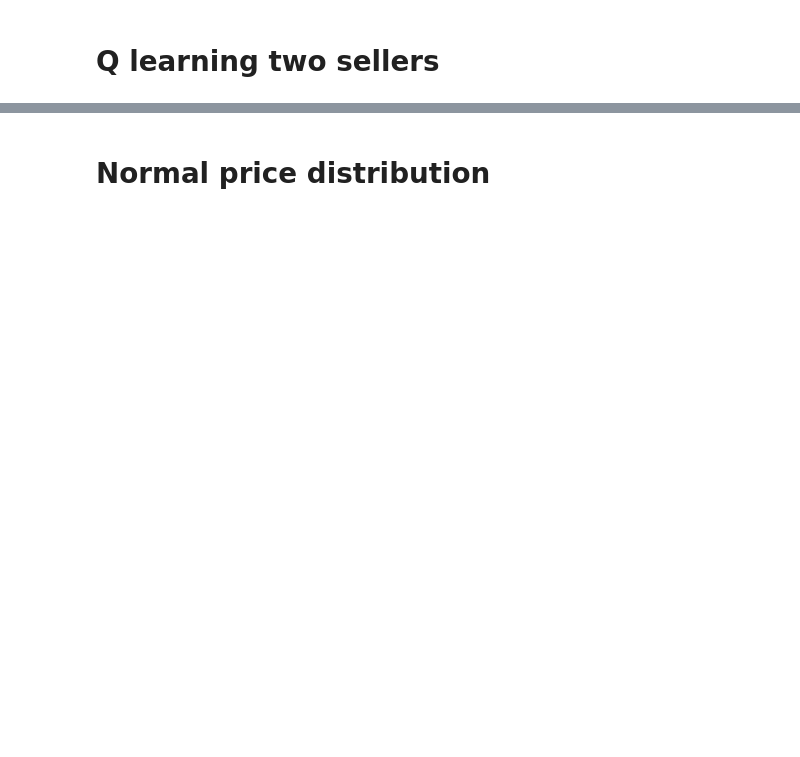
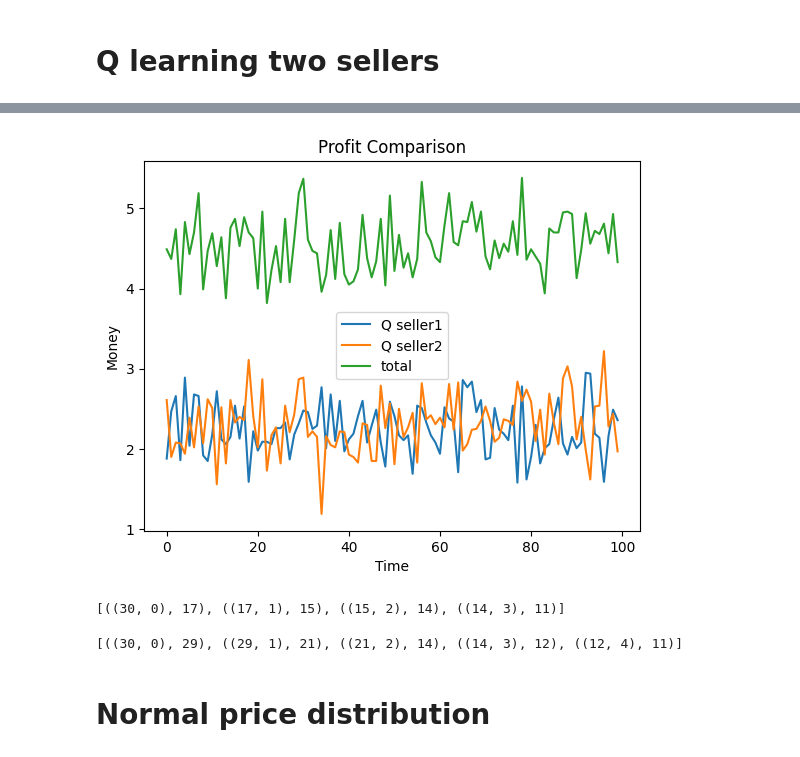
Before and after one commit to Lenguist/insight-game-ai, a Jupyter notebook: two-sellers.ipynb, the cells around one changed output, grey strips where cells are left out. Saved outputs shown, nothing was run; the diff lists cells and outputs as text; code cells hidden in the pictures; blank space fills up the shorter version.

Commit message:
updated qlearn

```diff
--- a/two-sellers.ipynb
+++ b/two-sellers.ipynb
@@ -333,3 +430,58 @@ plt.show()
+# %%
+from buyers import EducatedBuyer
+import matplotlib.pyplot as plt
+
+range_min = 11
+range_max = 30
+value = 10
+rounds = 100
+imp_incr = 0.2
+
+init_offer = range_max
+
+qseller1 = QLearningSeller(value=value, init_offer=init_offer)
+qseller2 = QLearningSeller(value=value, init_offer=init_offer)
+sellers = [qseller1, qseller2]
+
+profits_random_seller = []
+profits_q_seller = []
+
+# Simulation of 100 rounds
+for _ in range(100):
+    total_profits = [0 for i in range(len(sellers))]
+    for i in range(rounds):
+        maxprice = int(random.uniform(range_min, range_max+1))
+        edubuyer = EducatedBuyer(maxprice, imp_incr)
+        profits = two_seller_negotiation(edubuyer, sellers, False)
+        #print(qseller.q_table)
+        for i in range(len(sellers)):
+            total_profits[i] += profits[i] /rounds
+
+    profits_random_seller.append(total_profits[0])
+    profits_q_seller.append(total_profits[1])
+
+# Plotting
+fig, ax = plt.subplots()
+ax.plot(profits_random_seller, label='Q seller1')
+ax.plot(profits_q_seller, label='Q seller2')
+ax.plot([profits_q_seller[i]+profits_random_seller[i] for i in range(len(profits_q_seller))], label='total')
+ax.set_xlabel('Time')
+ax.set_ylabel('Money')
+ax.set_title('Profit Comparison')
+ax.legend()
+plt.show()
+# %% [output]
+[figure, added]
+# %%
+optimal_policy = qseller1.get_optimal_policy((30,0))
+print(optimal_policy)
+# %% [output]
+[((30, 0), 17), ((17, 1), 15), ((15, 2), 14), ((14, 3), 11)]
+# %%
+optimal_policy = qseller2.get_optimal_policy((30,0))
+print(optimal_policy)
+# %% [output]
+[((30, 0), 29), ((29, 1), 21), ((21, 2), 14), ((14, 3), 12), ((12, 4), 11)]
 # %% [markdown]
 # Normal price distribution
 # %%
```
Also changed, not shown: parts of 8 cells of this notebook, 2 other files.
